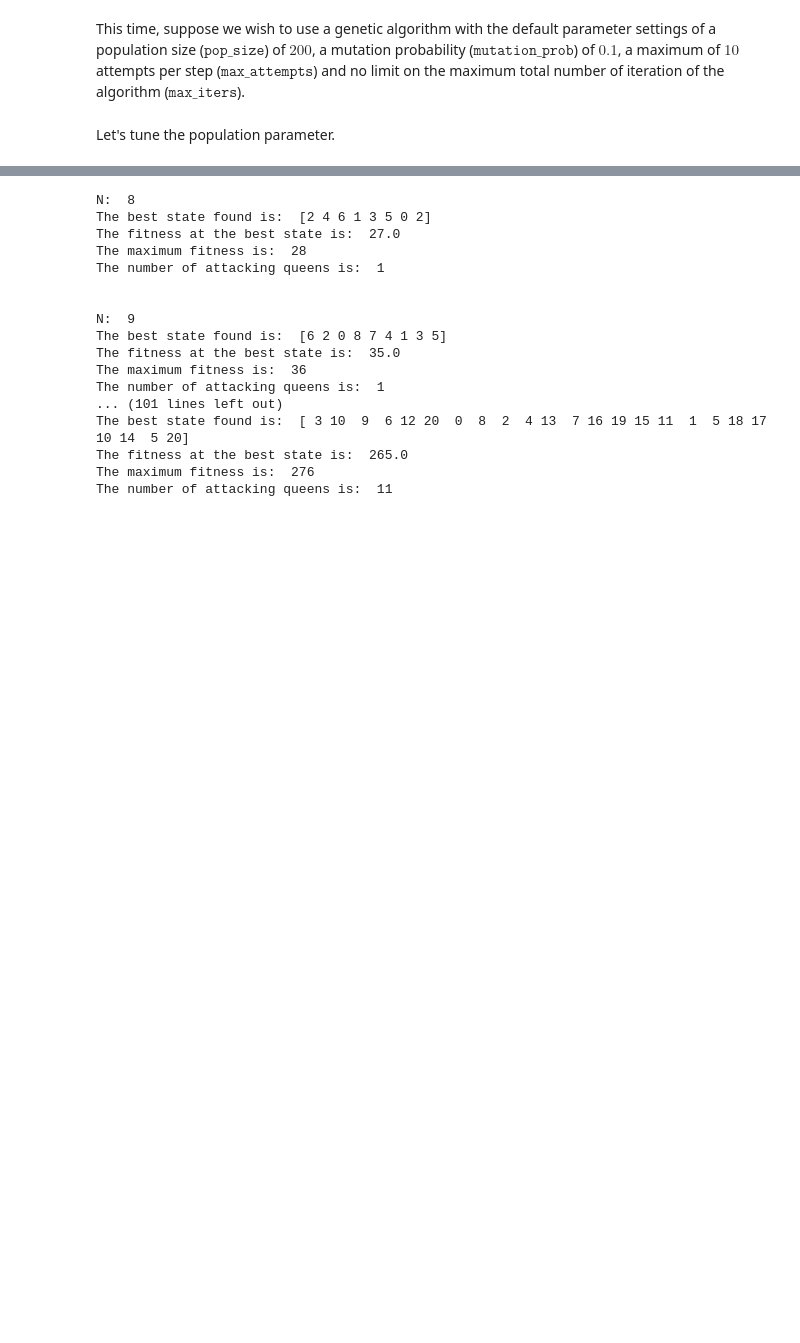
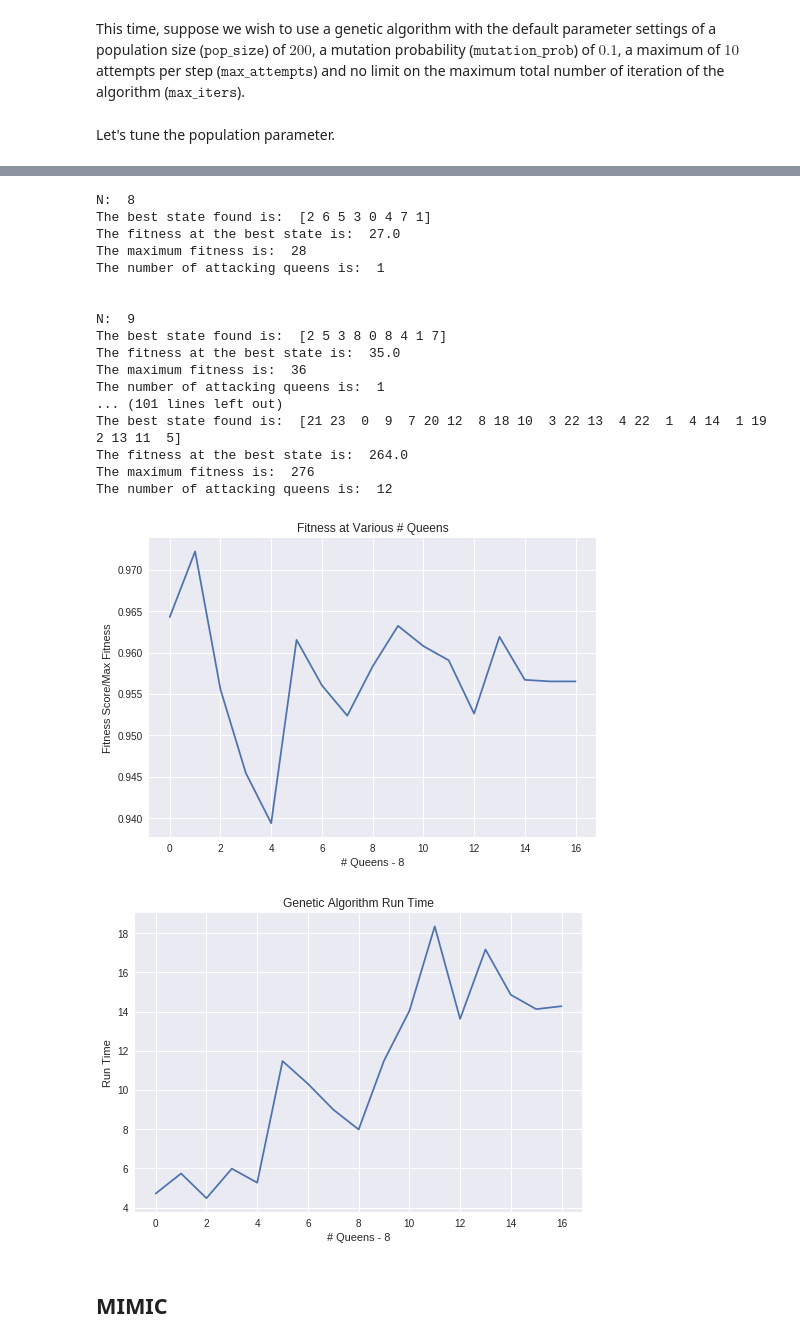
Before and after one commit to tuanyuan2008/cs4641, a Jupyter notebook: randomized-optimization/N_queens.ipynb, the cells around one changed output, grey strips where cells are left out. Saved outputs shown, nothing was run; the diff lists cells and outputs as text; code cells hidden in the pictures; blank space fills up the shorter version.

```diff
--- a/randomized-optimization/N_queens.ipynb
+++ b/randomized-optimization/N_queens.ipynb
@@ -395,37 +427,68 @@ The maximum fitness score of 28.0 is obtained in 800 iterations.
 # %%
+acc_GA_fit_scores = []
+GA_times = []
+
 for i in range(8, 25):
   problem = mlrose.DiscreteOpt(length = i, fitness_fn = fitness_cust,
                            maximize = True, max_val = i)
 
   # Define initial state
   init_state = np.array(np.arange(i))
 
   # Set random seed
   np.random.seed(i)
 
+  start_time = timeit.default_timer()
+
   best_state, best_fitness = mlrose.genetic_alg(problem, pop_size=optimal_pop, mutation_prob=optimal_rate, max_attempts=optimal_attempt, max_iters=GA_best_iter)
+
+  end_time = timeit.default_timer()
+  training_time = end_time - start_time
+  GA_times.append(training_time)
 
   print('N: ', str(i))
   print('The best state found is: ', best_state)
   print('The fitness at the best state is: ', best_fitness)
   print('The maximum fitness is: ', comb(i, 2, exact=True))
   print('The number of attacking queens is: ', int(comb(i, 2, exact=True) - best_fitness))
   print('\n')
+
+  acc_GA_fit_scores.append(best_fitness / comb(i, 2, exact=True))
+
+
+plt.plot(acc_GA_fit_scores)
+
+plt.title("Fitness at Various # Queens")
+plt.xlabel("# Queens - 8")
+plt.ylabel("Fitness Score/Max Fitness")
+plt.show()
+
+plt.plot(GA_times)
+
+plt.title("Genetic Algorithm Run Time")
+plt.xlabel("# Queens - 8")
+plt.ylabel("Run Time")
+plt.show()
 # %% [output]
 N:  8
-The best state found is:  [2 4 6 1 3 5 0 2]
+The best state found is:  [2 6 5 3 0 4 7 1]
 The fitness at the best state is:  27.0
 The maximum fitness is:  28
 The number of attacking queens is:  1
 
 
 N:  9
-The best state found is:  [6 2 0 8 7 4 1 3 5]
+The best state found is:  [2 5 3 8 0 8 4 1 7]
 The fitness at the best state is:  35.0
 The maximum fitness is:  36
 The number of attacking queens is:  1
 ... (101 lines left out)
-The best state found is:  [ 3 10  9  6 12 20  0  8  2  4 13  7 16 19 15 11  1  5 18 17 10 14  5 20]
-The fitness at the best state is:  265.0
+The best state found is:  [21 23  0  9  7 20 12  8 18 10  3 22 13  4 22  1  4 14  1 19  2 13 11  5]
+The fitness at the best state is:  264.0
 The maximum fitness is:  276
-The number of attacking queens is:  11
+The number of attacking queens is:  12
+[figure, added]
+[figure, added]
+# %% [markdown]
+MIMIC
+----------
```
Also changed, not shown: parts of 24 cells of this notebook.
